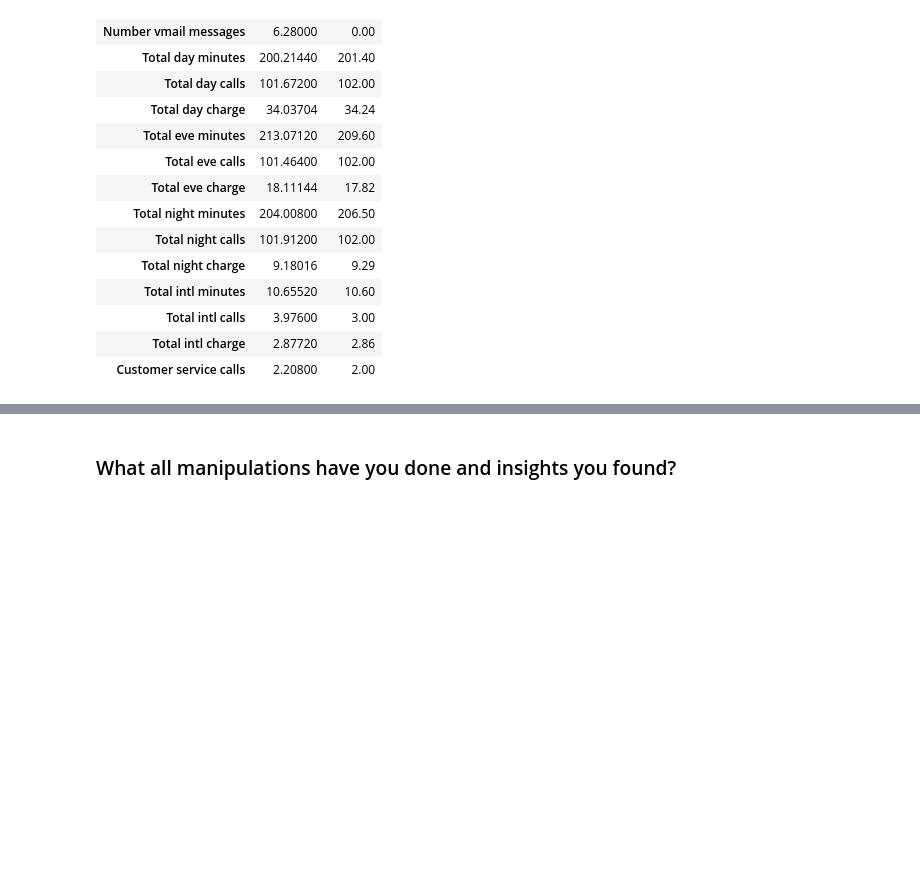
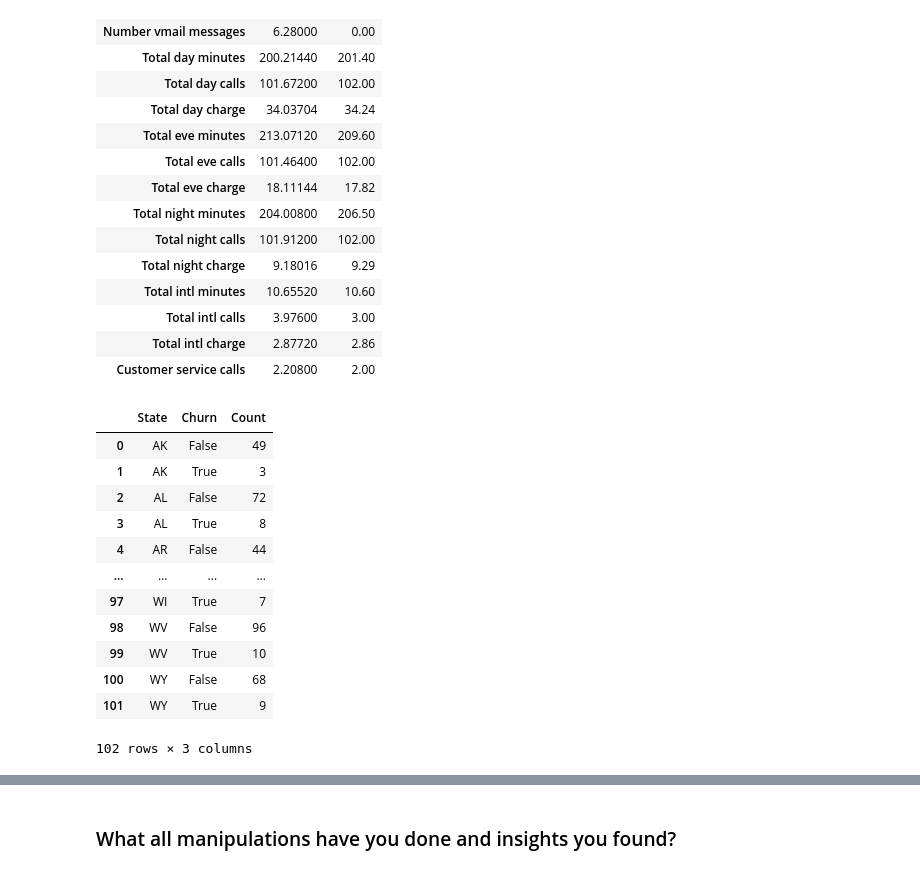
Before and after one commit to CoderSumanesh/Telecom_Churn_Analysis, a Jupyter notebook: Copy_of_Sample_EDA_Submission_Template.ipynb, the cells around one changed output, grey strips where cells are left out. Drawn from its saved outputs; the diff is of its cells as text; code cells hidden in the pictures; blank space fills up the shorter version.

```diff
--- a/Copy_of_Sample_EDA_Submission_Template.ipynb
+++ b/Copy_of_Sample_EDA_Submission_Template.ipynb
@@ -463,3 +479,20 @@ telecom_df_mean_median(telecom_df=telecom_df,areacode=510)
 | Total intl calls | 3.97600 | 3.00 |
 | Total intl charge | 2.87720 | 2.86 |
 | Customer service calls | 2.20800 | 2.00 |
+# %%
+#Churn count for different states
+pd.DataFrame(telecom_df.groupby('State')['Churn'].value_counts(  ).reset_index(name="Count"))
+# %% [output]
+|  | State | Churn | Count |
+| 0 | AK | False | 49 |
+| 1 | AK | True | 3 |
+| 2 | AL | False | 72 |
+| 3 | AL | True | 8 |
+| 4 | AR | False | 44 |
+| ... | ... | ... | ... |
+| 97 | WI | True | 7 |
+| 98 | WV | False | 96 |
+| 99 | WV | True | 10 |
+| 100 | WY | False | 68 |
+| 101 | WY | True | 9 |
+102 rows × 3 columns
```
Also changed, not shown: parts of 7 cells of this notebook.
